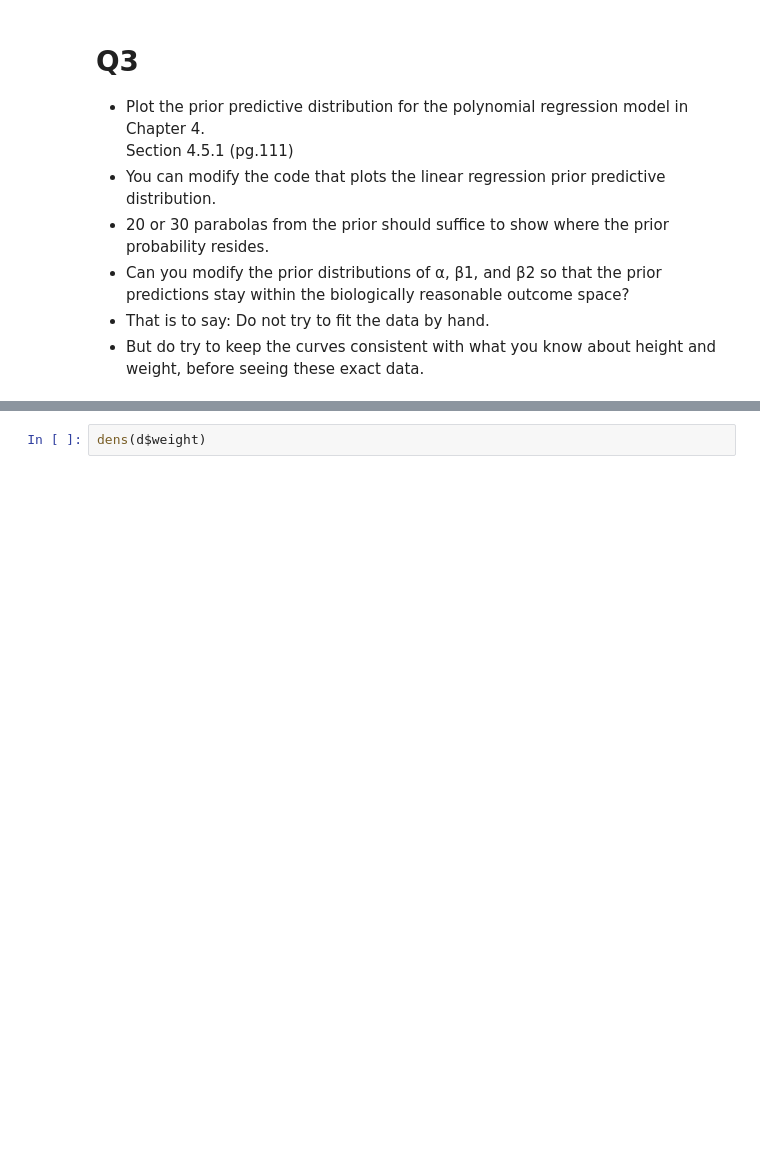
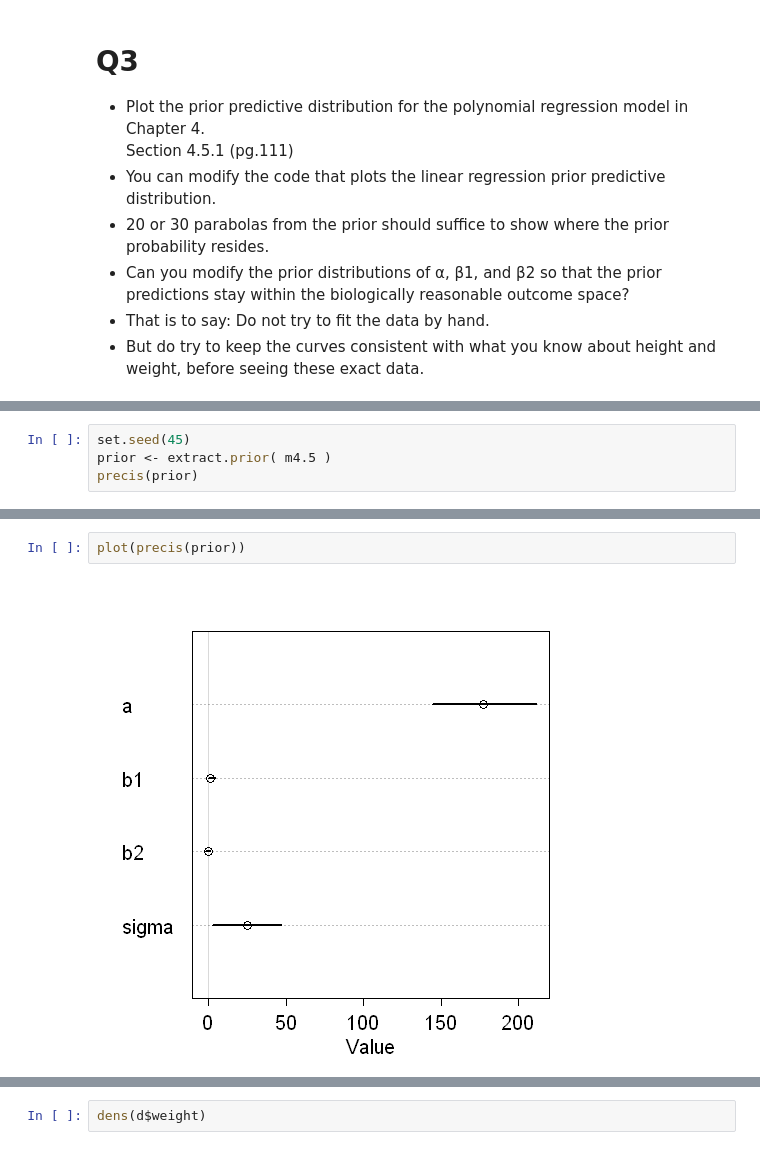
Before and after one commit to hvillamil3/statrethinking_winter2019, a Jupyter notebook: homework/Homework2.ipynb, the cells around one changed output, grey strips where cells are left out. Cells and saved outputs as stored; diff of their text form; blank space fills up the shorter version.

```diff
--- a/homework/Homework2.ipynb
+++ b/homework/Homework2.ipynb
@@ -311,0 +261,4 @@ before seeing these exact data.
+# %%
+set.seed(45)
+prior <- extract.prior( m4.5 )
+precis(prior)
@@ -311,0 +271,4 @@ before seeing these exact data.
+# %%
+plot(precis(prior))
+# %% [output]
+[figure, added]
```
Also changed, not shown: parts of 41 cells of this notebook.
